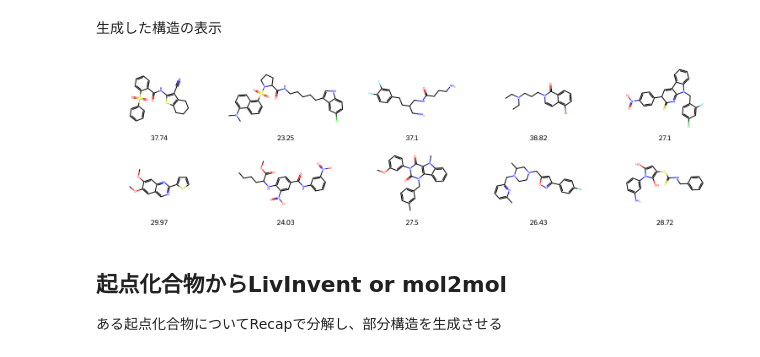
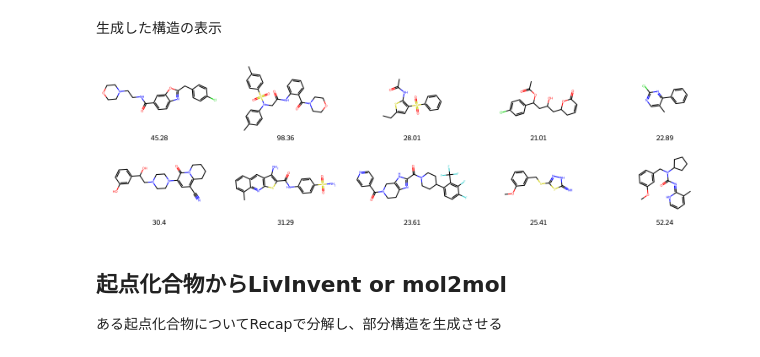
Before and after one commit to keetane/infomatics, a Jupyter notebook: reinvent4.ipynb, the cells around one changed output. Cells and saved outputs as stored; diff of their text form; code cells hidden in the pictures.

```diff
--- a/reinvent4.ipynb
+++ b/reinvent4.ipynb
@@ -149,12 +153,12 @@ for idx, path in csv_dict.items():
 # %% [markdown]
 生成した構造の表示
 # %%
-csv_name =csv_dict[1]
+csv_name =csv_dict[3]
 img = pd.read_csv(csv_name)
 PandasTools.AddMoleculeColumnToFrame(img, smilesCol='SMILES', molCol='Mol')
 Draw.MolsToGridImage(img.sample(10).Mol.tolist(), molsPerRow=5, subImgSize=(300,200), legends=img.NLL.astype(str).tolist())
 # %% [output]
-[figure, old version]
+[figure, new version]
 # %% [markdown]
 ## 起点化合物からLivInvent or mol2mol
 ある起点化合物についてRecapで分解し、部分構造を生成させる
```
Also changed, not shown: parts of 24 cells of this notebook.
